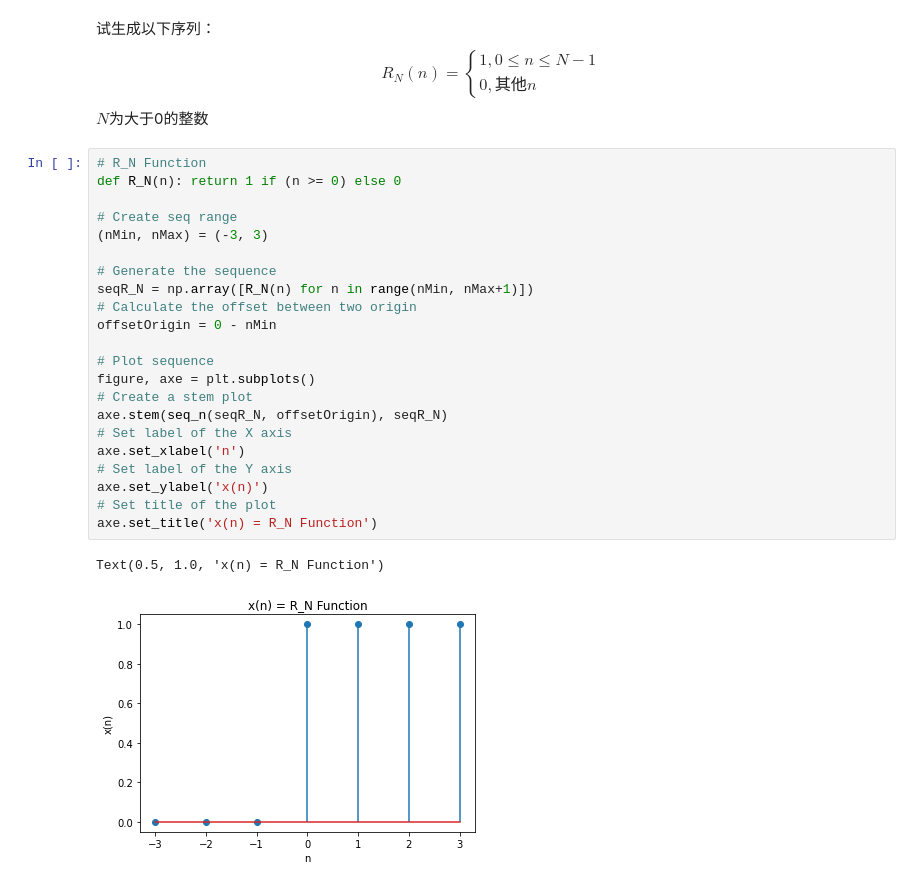
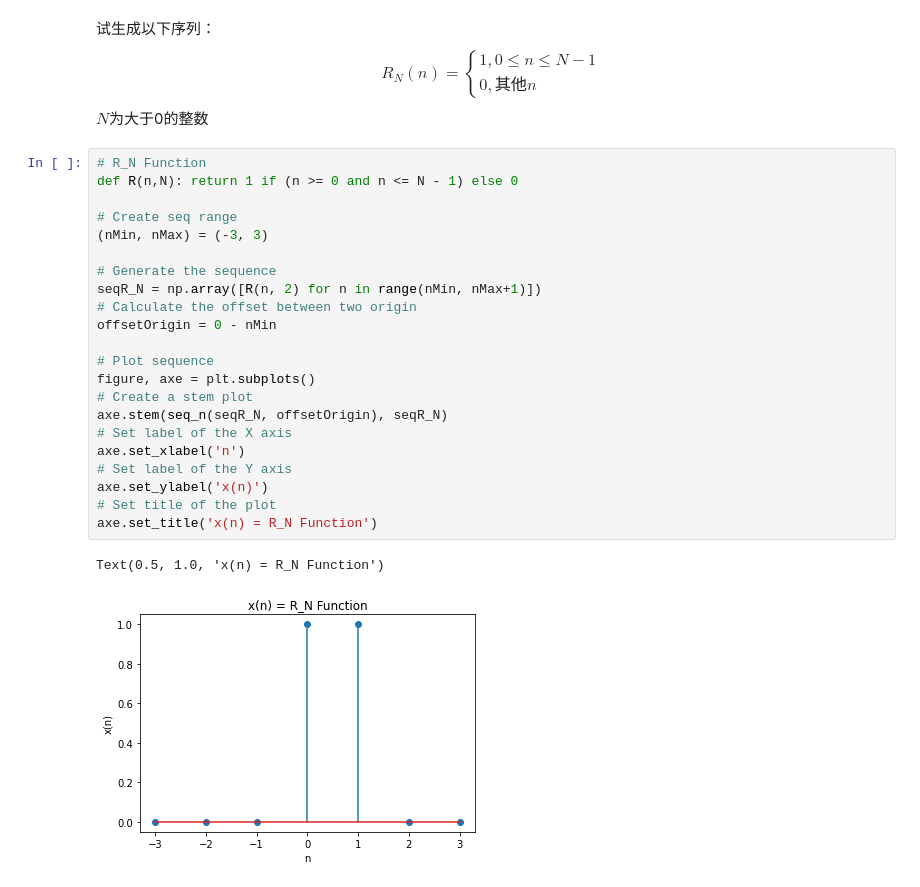
Before and after one commit to Windmill-City/DSP-Learning, a Jupyter notebook: 1.1.1-序列/1.1.1-序列.ipynb, the cells around one changed output. Cells and saved outputs as stored; diff of their text form.

```diff
--- a/1.1.1-序列/1.1.1-序列.ipynb
+++ b/1.1.1-序列/1.1.1-序列.ipynb
@@ -168,26 +168,26 @@ $$
 $N$为大于0的整数
 # %%
 # R_N Function
-def R_N(n): return 1 if (n >= 0) else 0
+def R(n,N): return 1 if (n >= 0 and n <= N - 1) else 0
 
 # Create seq range
 (nMin, nMax) = (-3, 3)
 
 # Generate the sequence
-seqR_N = np.array([R_N(n) for n in range(nMin, nMax+1)])
+seqR_N = np.array([R(n, 2) for n in range(nMin, nMax+1)])
 # Calculate the offset between two origin
 offsetOrigin = 0 - nMin
 
 # Plot sequence
 figure, axe = plt.subplots()
 # Create a stem plot
 axe.stem(seq_n(seqR_N, offsetOrigin), seqR_N)
 # Set label of the X axis
 axe.set_xlabel('n')
 # Set label of the Y axis
 axe.set_ylabel('x(n)')
 # Set title of the plot
 axe.set_title('x(n) = R_N Function')
 # %% [output]
 Text(0.5, 1.0, 'x(n) = R_N Function')
-[figure, old version]
+[figure, new version]
```
Also changed, not shown: parts of 1 cell of this notebook, 3 other files.
